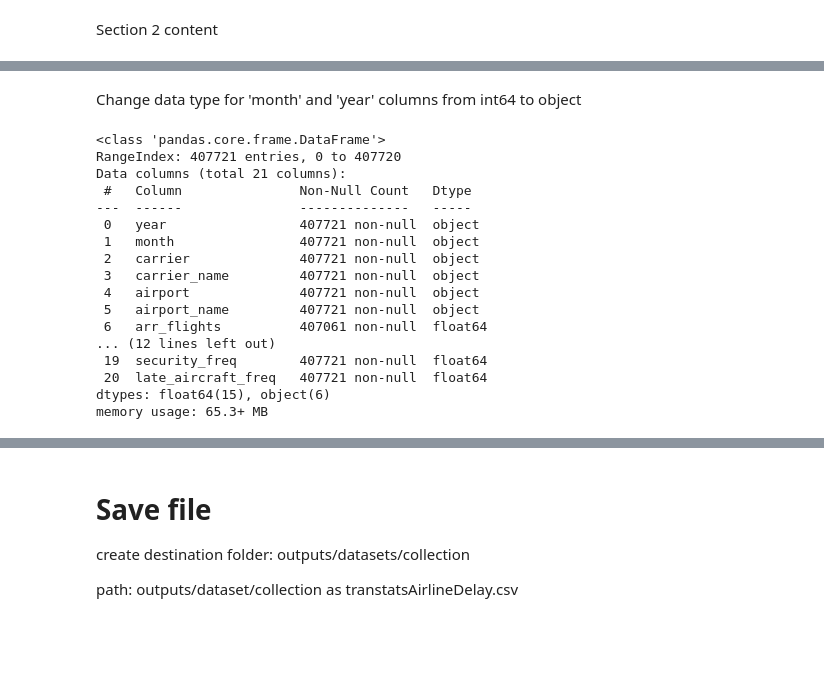
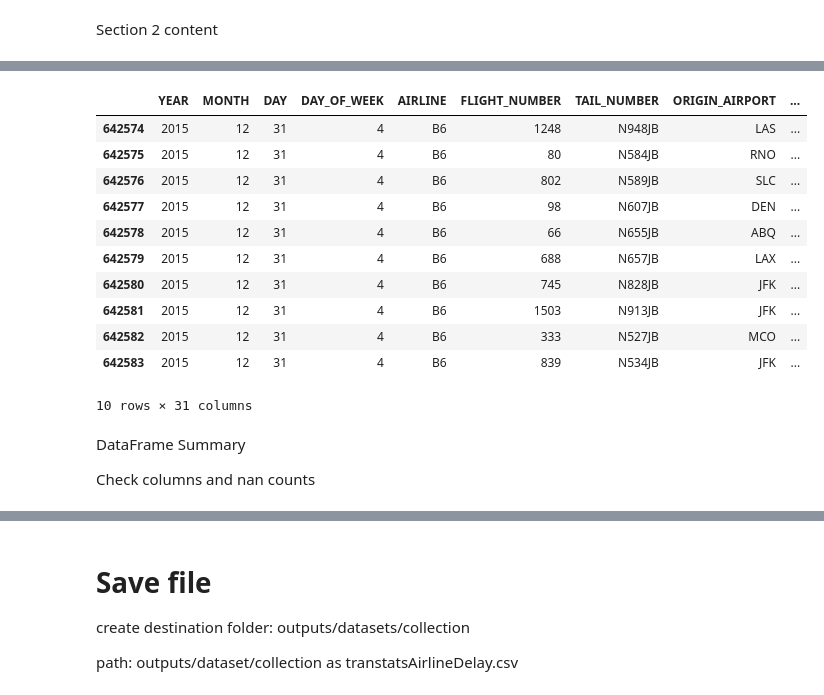
Before and after one commit to tumelo-maja/airline-delay-predictor, a Jupyter notebook: jupyter_notebooks/01 - DataCollection.ipynb, the cells around one changed output, grey strips where cells are left out. Drawn from its saved outputs; the diff is of its cells as text; code cells hidden in the pictures; blank space fills up the shorter version.

Commit message:
use individual flights dataset

```diff
--- a/jupyter_notebooks/01 - DataCollection.ipynb
+++ b/jupyter_notebooks/01 - DataCollection.ipynb
@@ -153,23 +108,38 @@ df.head(10)
-# %% [markdown]
-Change data type for 'month' and 'year' columns from int64 to object
-# %%
-df = df.astype({'year': 'object', 'month': 'object'})
-df.info()
-# %% [output]
-<class 'pandas.core.frame.DataFrame'>
-RangeIndex: 407721 entries, 0 to 407720
-Data columns (total 21 columns):
- #   Column               Non-Null Count   Dtype
----  ------               --------------   -----
- 0   year                 407721 non-null  object
- 1   month                407721 non-null  object
- 2   carrier              407721 non-null  object
- 3   carrier_name         407721 non-null  object
- 4   airport              407721 non-null  object
- 5   airport_name         407721 non-null  object
- 6   arr_flights          407061 non-null  float64
-... (12 lines left out)
- 19  security_freq        407721 non-null  float64
- 20  late_aircraft_freq   407721 non-null  float64
-dtypes: float64(15), object(6)
-memory usage: 65.3+ MB
+# %%
+# flights - too large for pandas
+from dask import dataframe as dd
+
+dtype_map = {
+    'AIR_TIME': 'float64',
+    'ARRIVAL_DELAY': 'float64',
+    'ARRIVAL_TIME': 'float64',
+    'CANCELLATION_REASON': 'object',
+    'DEPARTURE_DELAY': 'float64',
+    'DEPARTURE_TIME': 'float64',
+    'ELAPSED_TIME': 'float64',
+    'SCHEDULED_TIME': 'float64',
+    'TAXI_IN': 'float64',
+    'TAXI_OUT': 'float64',
+    'WHEELS_OFF': 'float64',
+    'WHEELS_ON': 'float64'
+}
+
+df = dd.read_csv("inputs/datasets/raw/flights.csv", dtype=dtype_map)
+df.tail(10)
+# %% [output]
+|  | YEAR | MONTH | DAY | DAY_OF_WEEK | AIRLINE | FLIGHT_NUMBER | TAIL_NUMBER | ORIGIN_AIRPORT | ... |
+| 642574 | 2015 | 12 | 31 | 4 | B6 | 1248 | N948JB | LAS | ... |
+| 642575 | 2015 | 12 | 31 | 4 | B6 | 80 | N584JB | RNO | ... |
+| 642576 | 2015 | 12 | 31 | 4 | B6 | 802 | N589JB | SLC | ... |
+| 642577 | 2015 | 12 | 31 | 4 | B6 | 98 | N607JB | DEN | ... |
+| 642578 | 2015 | 12 | 31 | 4 | B6 | 66 | N655JB | ABQ | ... |
+| 642579 | 2015 | 12 | 31 | 4 | B6 | 688 | N657JB | LAX | ... |
+| 642580 | 2015 | 12 | 31 | 4 | B6 | 745 | N828JB | JFK | ... |
+| 642581 | 2015 | 12 | 31 | 4 | B6 | 1503 | N913JB | JFK | ... |
+| 642582 | 2015 | 12 | 31 | 4 | B6 | 333 | N527JB | MCO | ... |
+| 642583 | 2015 | 12 | 31 | 4 | B6 | 839 | N534JB | JFK | ... |
+10 rows × 31 columns
+# %% [markdown]
+DataFrame Summary
+
+Check columns and nan counts
```
Also changed, not shown: parts of 33 cells of this notebook, 14 other files.
